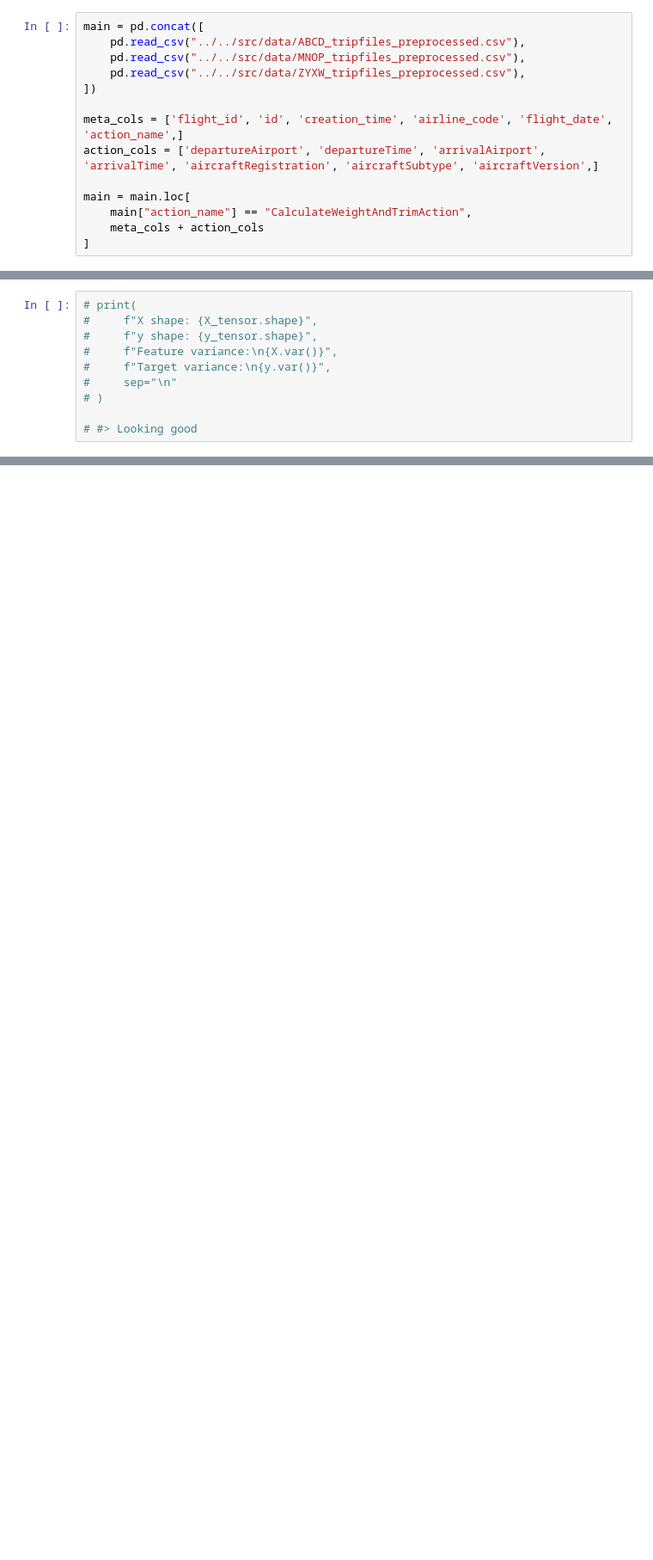
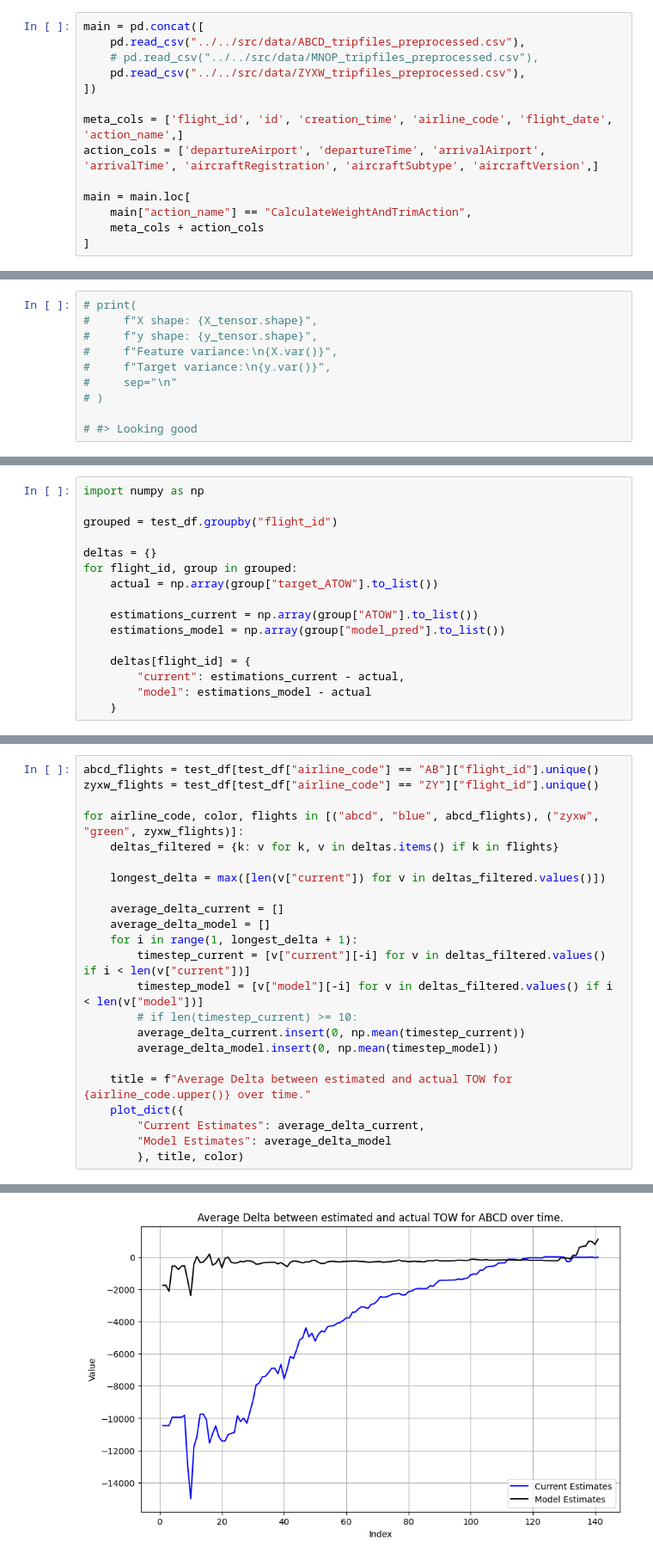
Before and after one commit to echtermeyer/Projektrealisierung, a Jupyter notebook: experiments/david/014.ATOW_prediction.ipynb, the cells around one changed output, grey strips where cells are left out. Shown at 86% size. Drawn from its saved outputs; the diff is of its cells as text; blank space fills up the shorter version.

```diff
--- a/experiments/david/014.ATOW_prediction.ipynb
+++ b/experiments/david/014.ATOW_prediction.ipynb
@@ -56,7 +56,7 @@ def ddf(df, max_height=500, max_width=1500):
 # %%
 main = pd.concat([
     pd.read_csv("../../src/data/ABCD_tripfiles_preprocessed.csv"),
-    pd.read_csv("../../src/data/MNOP_tripfiles_preprocessed.csv"),
+    # pd.read_csv("../../src/data/MNOP_tripfiles_preprocessed.csv"),
     pd.read_csv("../../src/data/ZYXW_tripfiles_preprocessed.csv"),
 ])
 
@@ -378,0 +430,16 @@ pred_it, y_it
+# %%
+import numpy as np
+
+grouped = test_df.groupby("flight_id")
+
+deltas = {}
+for flight_id, group in grouped:
+    actual = np.array(group["target_ATOW"].to_list())
+
+    estimations_current = np.array(group["ATOW"].to_list())
+    estimations_model = np.array(group["model_pred"].to_list())
+
+    deltas[flight_id] = {
+        "current": estimations_current - actual,
+        "model": estimations_model - actual
+    }
@@ -378,0 +471,24 @@ pred_it, y_it
+# %%
+abcd_flights = test_df[test_df["airline_code"] == "AB"]["flight_id"].unique()
+zyxw_flights = test_df[test_df["airline_code"] == "ZY"]["flight_id"].unique()
+
+for airline_code, color, flights in [("abcd", "blue", abcd_flights), ("zyxw", "green", zyxw_flights)]:
+    deltas_filtered = {k: v for k, v in deltas.items() if k in flights}
+
+    longest_delta = max([len(v["current"]) for v in deltas_filtered.values()])
+
+    average_delta_current = []
+    average_delta_model = []
+    for i in range(1, longest_delta + 1):
+        timestep_current = [v["current"][-i] for v in deltas_filtered.values() if i < len(v["current"])]
+        timestep_model = [v["model"][-i] for v in deltas_filtered.values() if i < len(v["model"])]
+        # if len(timestep_current) >= 10:
+        average_delta_current.insert(0, np.mean(timestep_current))
+        average_delta_model.insert(0, np.mean(timestep_model))
+
+    title = f"Average Delta between estimated and actual TOW for {airline_code.upper()} over time."
+    plot_dict({
+        "Current Estimates": average_delta_current,
+        "Model Estimates": average_delta_model
+        }, title, color)
+# %% [output]
@@ -378,0 +496 @@ pred_it, y_it
+[figure, added]
```
Also changed, not shown: parts of 18 cells of this notebook, 5 other files.
